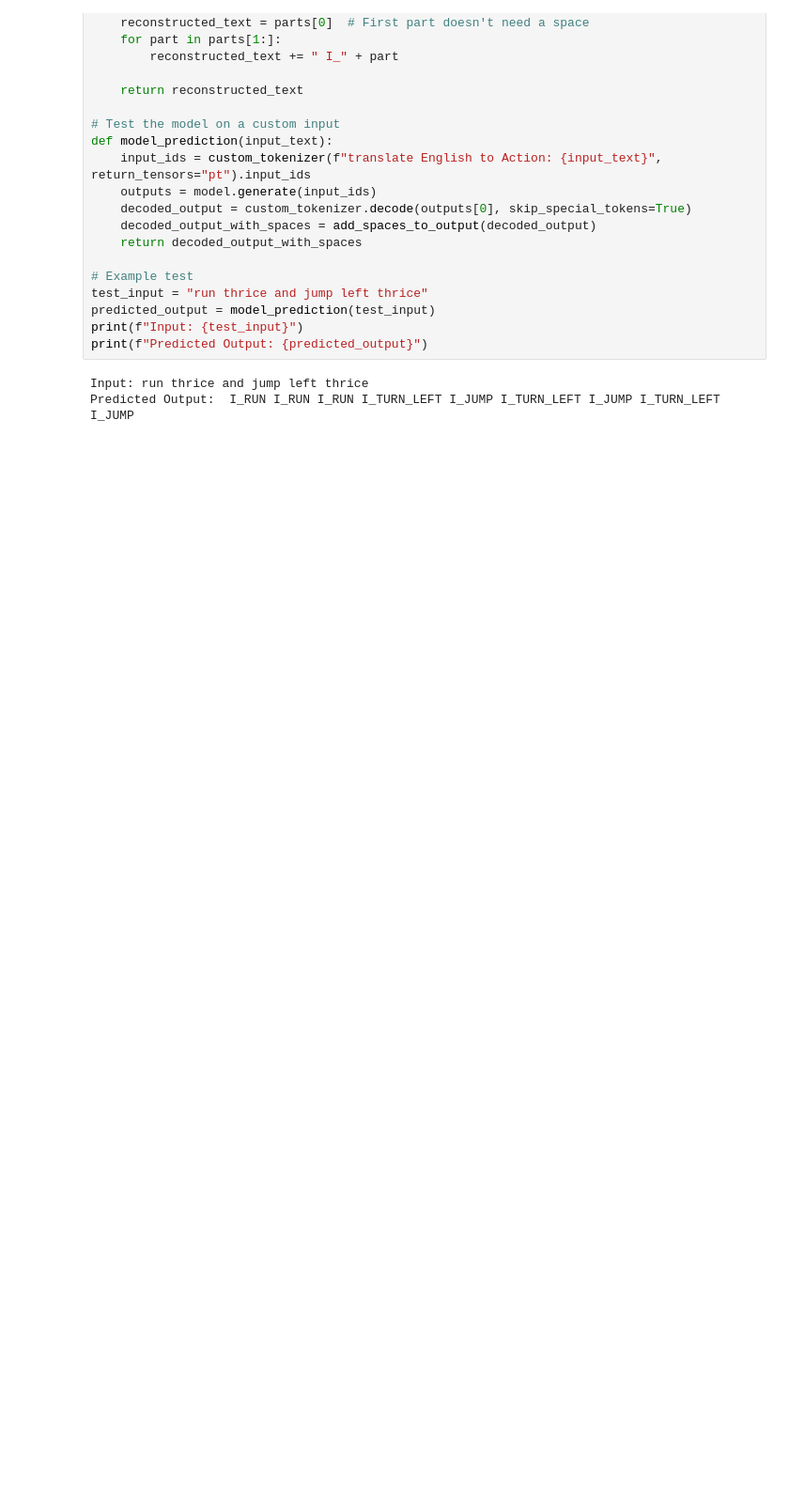
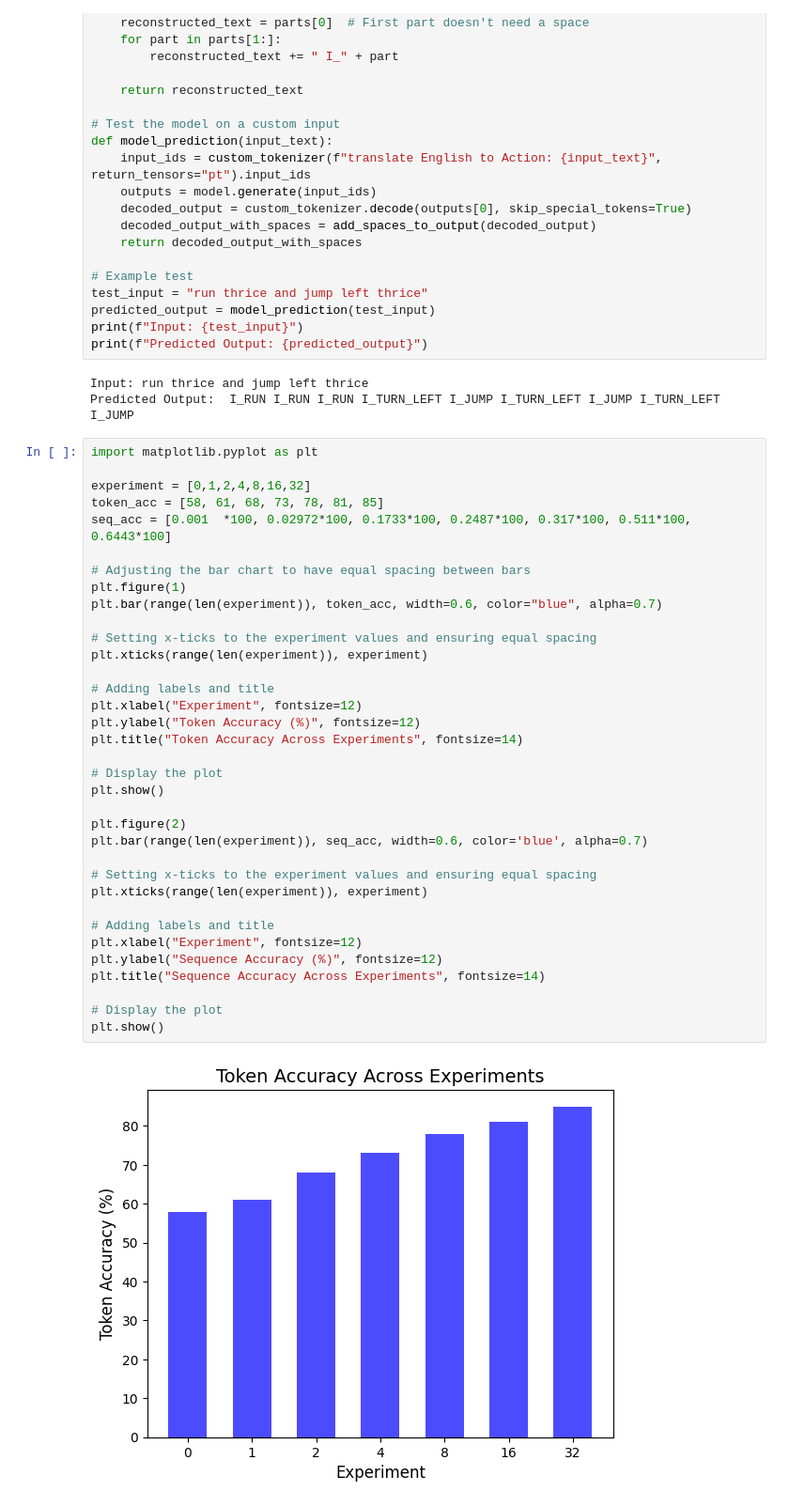
Before and after one commit to janljubas/ATNLP-Assignment3, a Jupyter notebook: LoRA.ipynb, the cells around one changed output. Shown at 94% size. Drawn from its saved outputs; the diff is of its cells as text; blank space fills up the shorter version.

```diff
--- a/LoRA.ipynb
+++ b/LoRA.ipynb
@@ -203,3 +203,40 @@ print(f"Predicted Output: {predicted_output}")
 # %% [output]
 Input: run thrice and jump left thrice
 Predicted Output:  I_RUN I_RUN I_RUN I_TURN_LEFT I_JUMP I_TURN_LEFT I_JUMP I_TURN_LEFT I_JUMP
+# %%
+import matplotlib.pyplot as plt
+
+experiment = [0,1,2,4,8,16,32]
+token_acc = [58, 61, 68, 73, 78, 81, 85]
+seq_acc = [0.001  *100, 0.02972*100, 0.1733*100, 0.2487*100, 0.317*100, 0.511*100, 0.6443*100]
+
+# Adjusting the bar chart to have equal spacing between bars
+plt.figure(1)
+plt.bar(range(len(experiment)), token_acc, width=0.6, color="blue", alpha=0.7)
+
+# Setting x-ticks to the experiment values and ensuring equal spacing
+plt.xticks(range(len(experiment)), experiment)
+
+# Adding labels and title
+plt.xlabel("Experiment", fontsize=12)
+plt.ylabel("Token Accuracy (%)", fontsize=12)
+plt.title("Token Accuracy Across Experiments", fontsize=14)
+
+# Display the plot
+plt.show()
+
+plt.figure(2)
+plt.bar(range(len(experiment)), seq_acc, width=0.6, color='blue', alpha=0.7)
+
+# Setting x-ticks to the experiment values and ensuring equal spacing
+plt.xticks(range(len(experiment)), experiment)
+
+# Adding labels and title
+plt.xlabel("Experiment", fontsize=12)
+plt.ylabel("Sequence Accuracy (%)", fontsize=12)
+plt.title("Sequence Accuracy Across Experiments", fontsize=14)
+
+# Display the plot
+plt.show()
+# %% [output]
+[figure, added]
```
Also changed, not shown: parts of 2 cells of this notebook.
